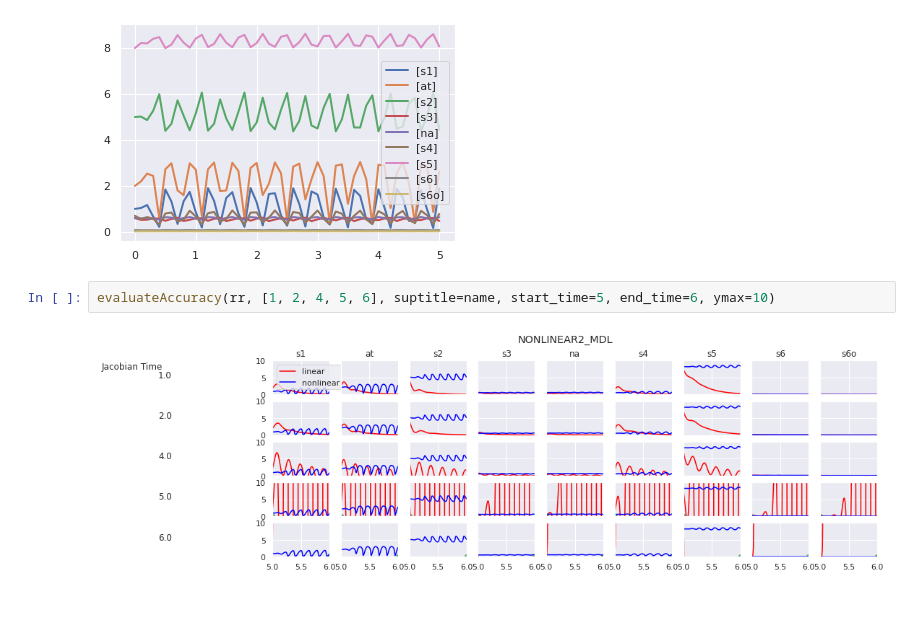
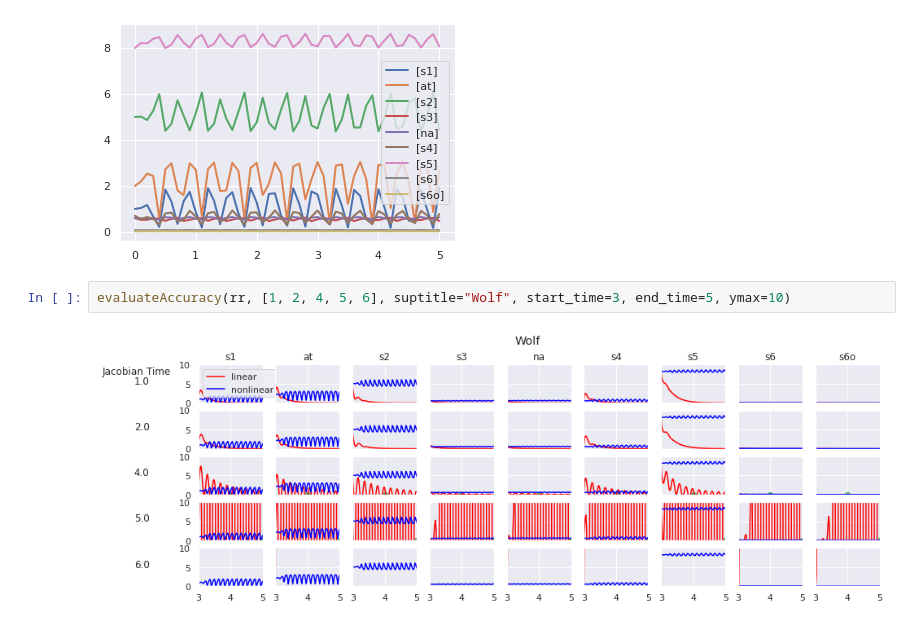
Before and after one commit to ModelEngineering/controlSBML, a Jupyter notebook: notebooks/LinearApproximations.ipynb, the cells around one changed output. Saved outputs shown, nothing was run; the diff lists cells and outputs as text.

```diff
--- a/notebooks/LinearApproximations.ipynb
+++ b/notebooks/LinearApproximations.ipynb
@@ -256,6 +255,6 @@ rr.plot(rr.simulate())
 # %% [output]
 [figure]
 # %%
-evaluateAccuracy(rr, [1, 2, 4, 5, 6], suptitle=name, start_time=5, end_time=6, ymax=10)
+evaluateAccuracy(rr, [1, 2, 4, 5, 6], suptitle="Wolf", start_time=3, end_time=5, ymax=10)
 # %% [output]
-[figure, old version]
+[figure, new version]
```
Also changed, not shown: parts of 5 cells of this notebook, 1 other file.
